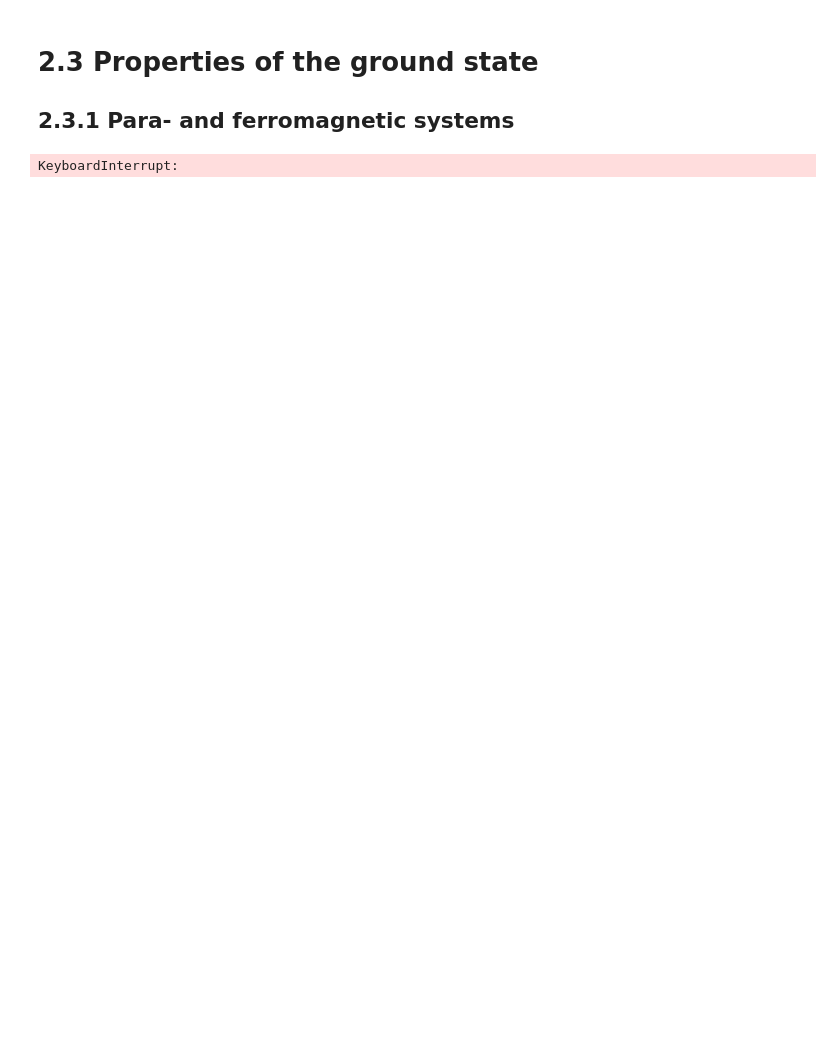
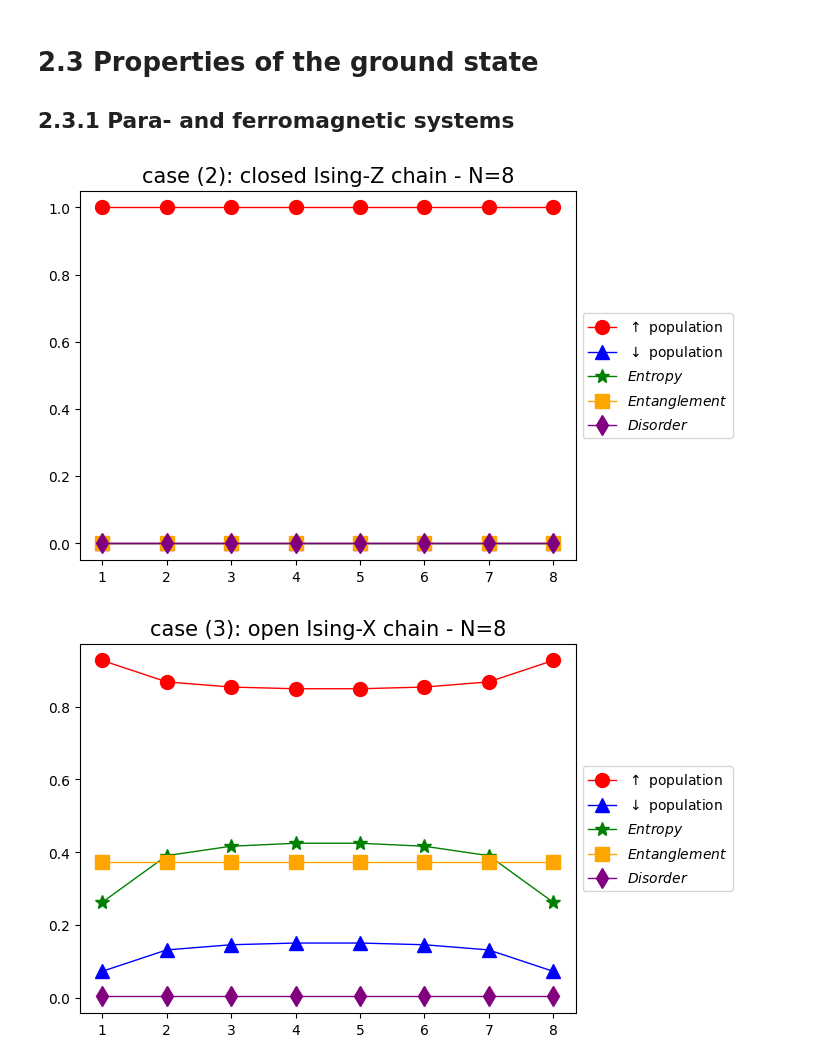
Before and after one commit to JulioSteve/AdvancedQuantumDynamics, a Jupyter notebook: BB/DQC_Spin_Lattice.ipynb, the cells around one changed output. Cells and saved outputs as stored; diff of their text form; code cells hidden in the pictures; blank space fills up the shorter version.

Commit message:
Bon le plot met 1min..

```diff
--- a/BB/DQC_Spin_Lattice.ipynb
+++ b/BB/DQC_Spin_Lattice.ipynb
@@ -387,6 +389,7 @@ N=3 (we rounded random outputs to see a proper matrix on screen):
 # 2.2 Diagonalization algorithms - Power Method algorithm
 # %%
 def pm_0(H, mu, eps, kmax):
+    np.random.seed(seed)
     N = len(H)
     ket0 = np.random.rand(N)+1j*np.random.rand(N)
     ket0 = ket0/np.linalg.norm(ket0)
@@ -399,7 +402,7 @@ def pm_0(H, mu, eps, kmax):
     while (np.linalg.norm(H@ket0-(np.conjugate(ket0)@H@ket0)*ket0)>eps and k<=kmax):
         ket0 = H@ket0
         ket0 = ket0/np.linalg.norm(ket0)
-        k += 1
+        k = k+1
         if k==kmax:
             print("pm0 did not converge!")
 
@@ -535,13 +551,44 @@ l0,l1,v0,v1 = pm_1(H, mu=500, eps=1e-10, kmax=1e5)
-# %%
-n=len(v0)
-n_up = np.zeros(n)
-n_down = np.zeros(n)
-for i in range(n):
-    rho_0 = densmat(v0,i,n)
-    n_up[i] = rho_0[0,0]
-    n_down[i] = rho_0[1,1]
-
-print(n_up)
-print(n_down)
-# %% [output]
-KeyboardInterrupt:
+# %%
+def plot_231(H, title, mu, eps, kmax):
+    plt.figure()
+    v0 = pm_0(H, mu, eps, kmax)[1]
+
+    N=8
+    n_up = np.zeros(N, dtype=np.complex64)
+    n_down = np.zeros(N, dtype=np.complex64)
+    S = np.zeros(N, dtype=np.complex64)
+    E = np.zeros(N, dtype=np.complex64)
+    D = np.zeros(N, dtype=np.complex64)
+
+    for i in range(1,N+1):
+        j=i-1
+        rho = densmat(v0,i,8)
+        n_up[j] = rho[0,0]
+        n_down[j] = rho[1,1]
+        S[j] = SvN(rho)
+        E[j] = entangl(v0,N)
+        D[j] = Disorder(v0,N)
+
+    X = np.arange(1,N+1)
+
+    markers = ["o","^","*","s","d"]
+    colors = ["red", "blue", "green", "orange", "purple"]
+    labels = [r"$\uparrow$ population",r"$\downarrow$ population",r"$Entropy$",r"$Entanglement$",r"$Disorder$"]
+    for i,L in enumerate([n_up,n_down,S,E,D]):
+        L = L.real
+        plt.plot(X,L, marker=markers[i], color=colors[i], ls="solid", lw=1, ms=10, label=labels[i])
+    plt.legend(loc='center left', bbox_to_anchor=(1, 0.5))
+    plt.title(title, fontsize=15)
+# %%
+# EXPECT AT LEAST 1 MINUTE TO RUN THIS CELL!
+
+H1 = H_cIZ_8  # case (2)
+H2 = H_oIX_8  # case (3)
+H3 = H_orIX_8 # case (6)
+
+plot_231(H1, 'case (2): closed Ising-Z chain - N=8', mu=100, eps=1e-8, kmax=1e6)
+plot_231(H2, 'case (3): open Ising-X chain - N=8', mu=100, eps=1e-8, kmax=1e6)
+plot_231(H3, 'case (6): open random Ising-X chain - N=8', mu=10, eps=1e-8, kmax=5e5)
+# %% [output]
+[figure, added]
+[figure, added]
```
Also changed, not shown: parts of 7 cells of this notebook.
